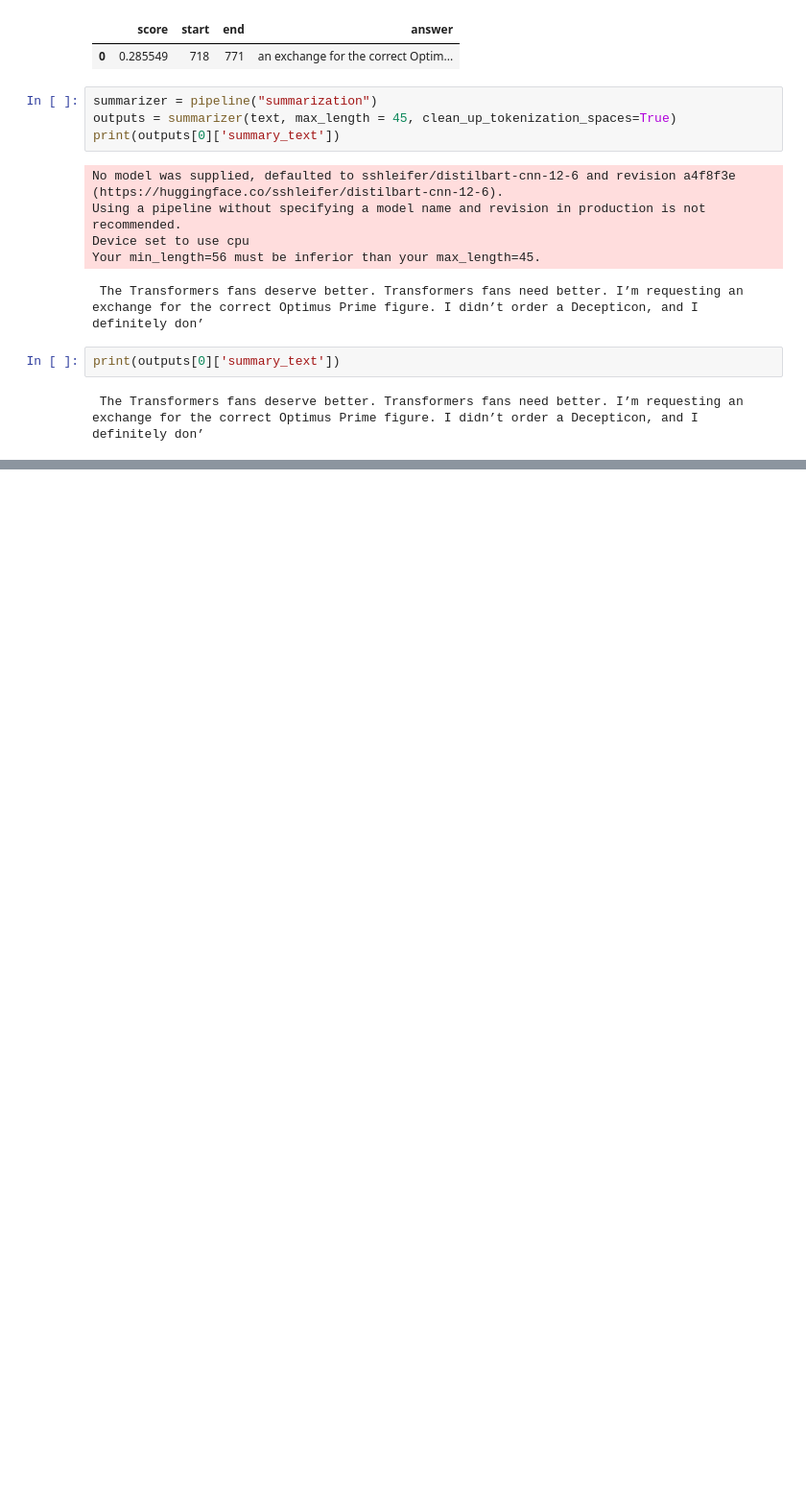
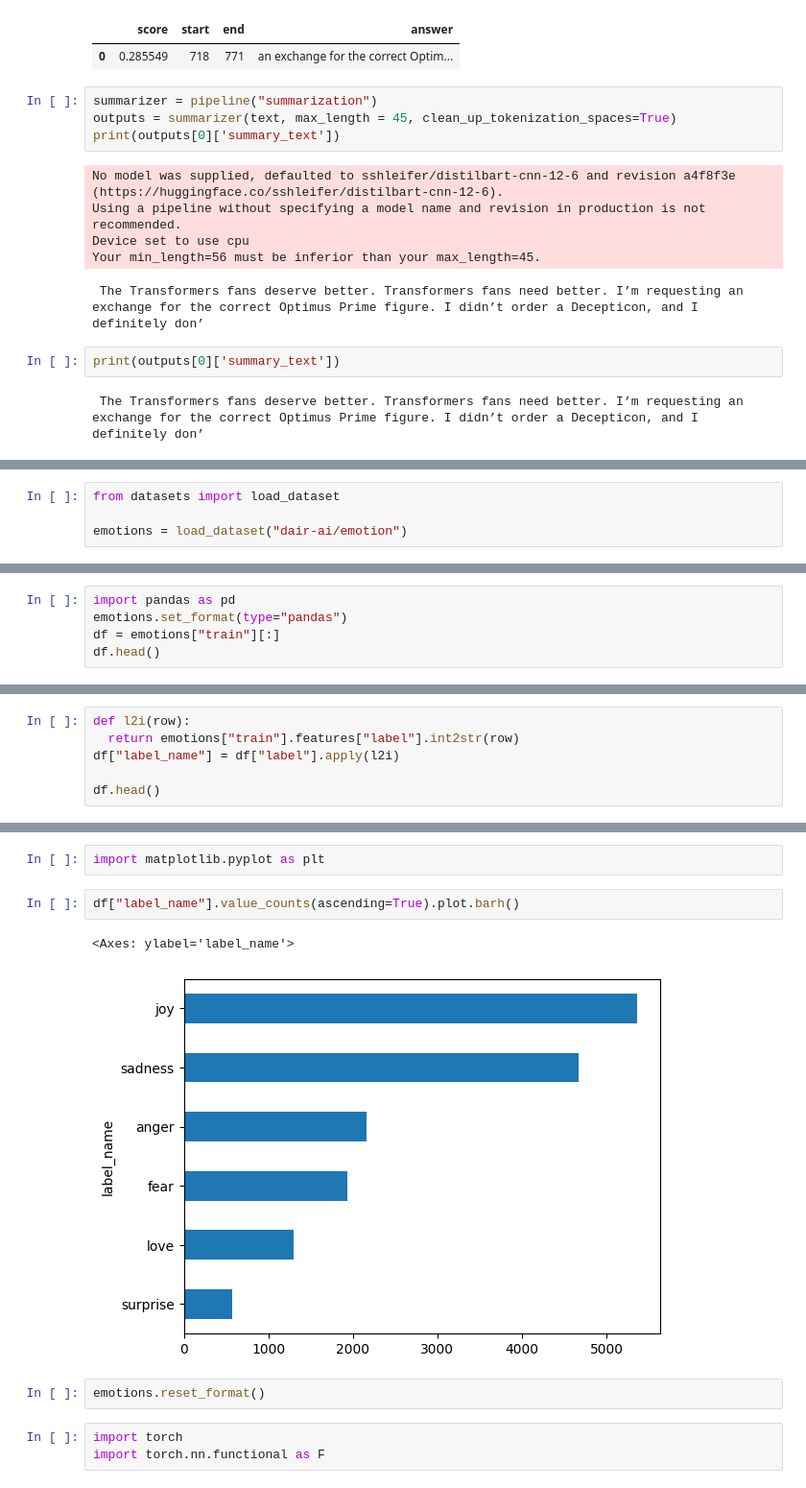
Before and after one commit to guiabbehusen/ML-PyTorch, a Jupyter notebook: 01_pytorch_classification.ipynb, the cells around one changed output, grey strips where cells are left out. Shown: that part at 96% size. Saved outputs shown, nothing was run; the diff lists cells and outputs as text; blank space fills up the shorter version.

```diff
--- a/01_pytorch_classification.ipynb
+++ b/01_pytorch_classification.ipynb
@@ -101,0 +129,4 @@ print(outputs[0]['summary_text'])
+# %%
+from datasets import load_dataset
+
+emotions = load_dataset("dair-ai/emotion")
@@ -101,0 +146,5 @@ print(outputs[0]['summary_text'])
+# %%
+import pandas as pd
+emotions.set_format(type="pandas")
+df = emotions["train"][:]
+df.head()
@@ -101,0 +158,6 @@ print(outputs[0]['summary_text'])
+# %%
+def l2i(row):
+  return emotions["train"].features["label"].int2str(row)
+df["label_name"] = df["label"].apply(l2i)
+
+df.head()
@@ -101,0 +171,12 @@ print(outputs[0]['summary_text'])
+# %%
+import matplotlib.pyplot as plt
+# %%
+df["label_name"].value_counts(ascending=True).plot.barh()
+# %% [output]
+<Axes: ylabel='label_name'>
+[figure, added]
+# %%
+emotions.reset_format()
+# %%
+import torch
+import torch.nn.functional as F
```
Also changed, not shown: parts of 19 cells of this notebook.
